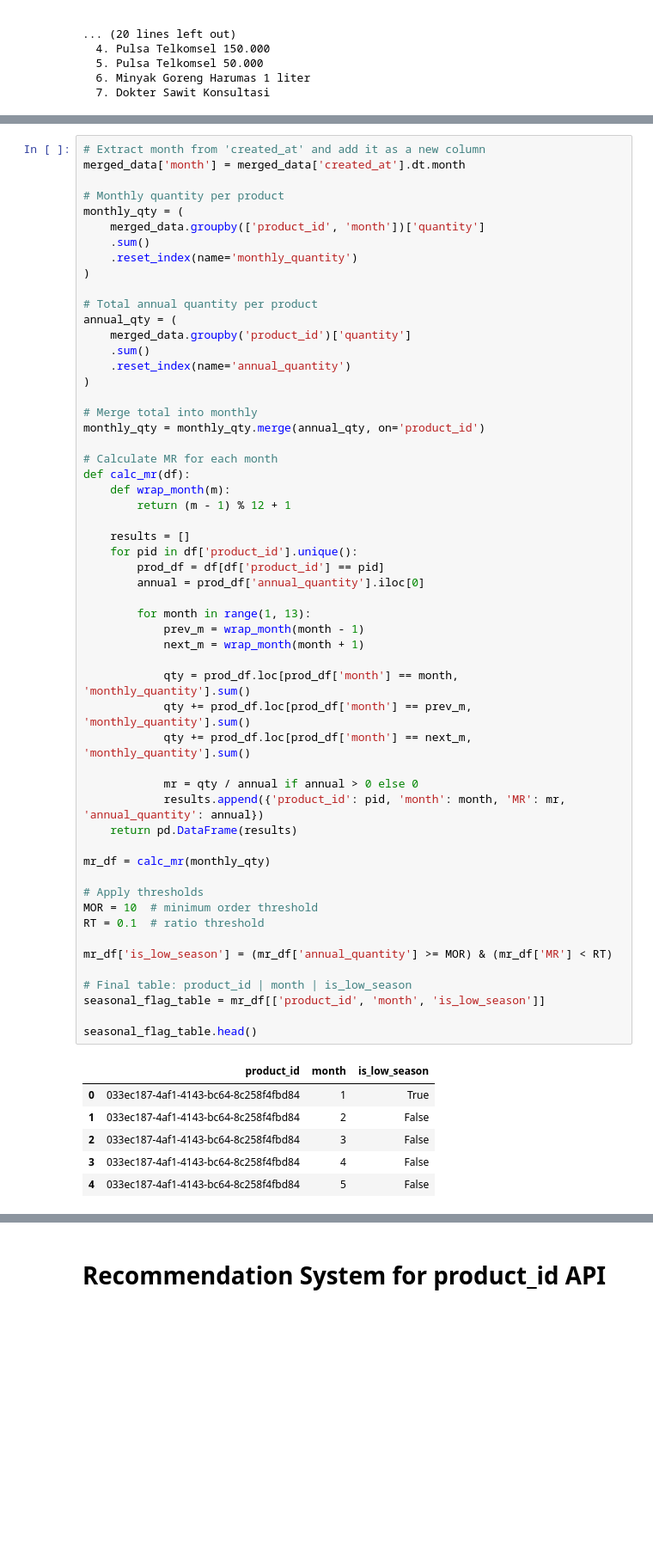
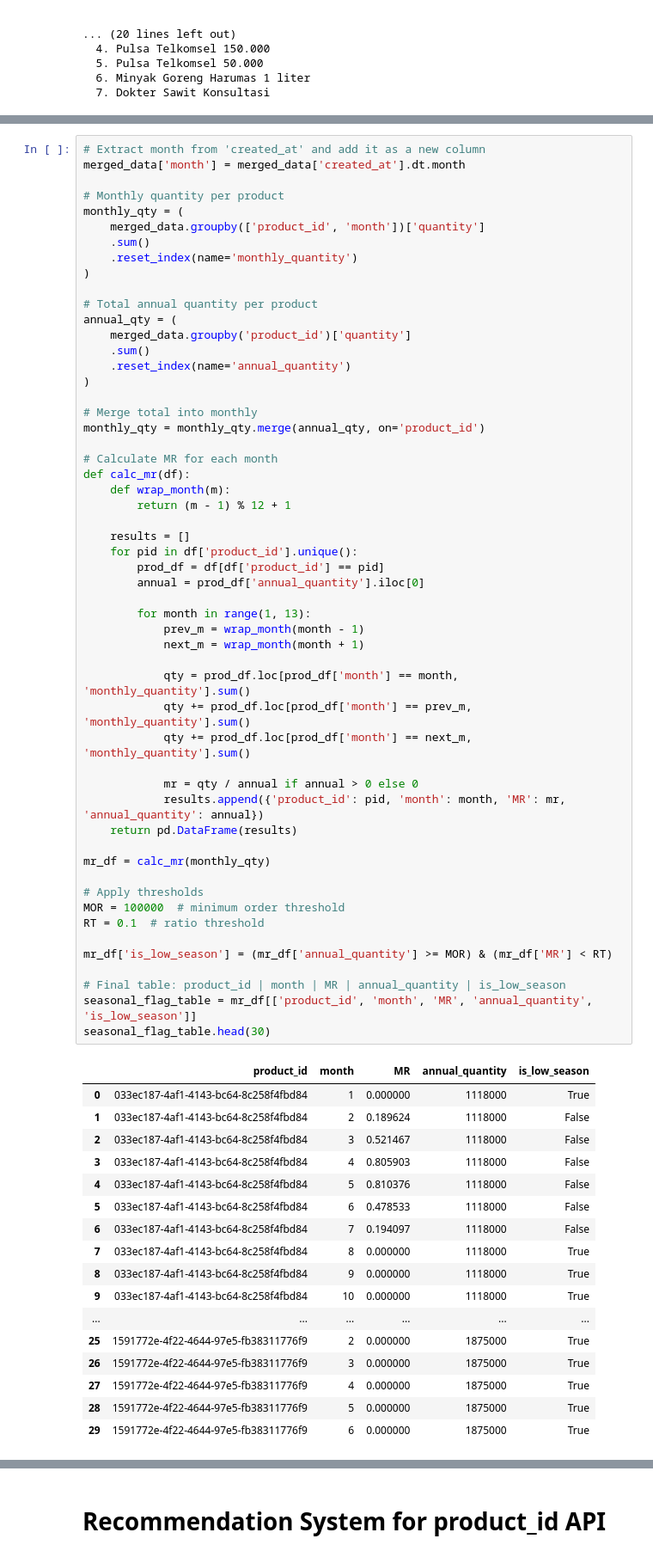
Before and after one commit to tksy1227/ICP_Group5, a Jupyter notebook: final_recsys_model.ipynb, the cells around one changed output, grey strips where cells are left out. Shown at 86% size. Cells and saved outputs as stored; diff of their text form; blank space fills up the shorter version.

```diff
--- a/final_recsys_model.ipynb
+++ b/final_recsys_model.ipynb
@@ -1299,41 +1377,51 @@ monthly_qty = monthly_qty.merge(annual_qty, on='product_id')
 # Calculate MR for each month
 def calc_mr(df):
     def wrap_month(m):
         return (m - 1) % 12 + 1
 
     results = []
     for pid in df['product_id'].unique():
         prod_df = df[df['product_id'] == pid]
         annual = prod_df['annual_quantity'].iloc[0]
 
         for month in range(1, 13):
             prev_m = wrap_month(month - 1)
             next_m = wrap_month(month + 1)
 
             qty = prod_df.loc[prod_df['month'] == month, 'monthly_quantity'].sum()
             qty += prod_df.loc[prod_df['month'] == prev_m, 'monthly_quantity'].sum()
             qty += prod_df.loc[prod_df['month'] == next_m, 'monthly_quantity'].sum()
 
             mr = qty / annual if annual > 0 else 0
             results.append({'product_id': pid, 'month': month, 'MR': mr, 'annual_quantity': annual})
     return pd.DataFrame(results)
 
 mr_df = calc_mr(monthly_qty)
 
 # Apply thresholds
-MOR = 10  # minimum order threshold
+MOR = 100000  # minimum order threshold
 RT = 0.1  # ratio threshold
 
 mr_df['is_low_season'] = (mr_df['annual_quantity'] >= MOR) & (mr_df['MR'] < RT)
 
-# Final table: product_id | month | is_low_season
-seasonal_flag_table = mr_df[['product_id', 'month', 'is_low_season']]
-
-seasonal_flag_table.head()
+# Final table: product_id | month | MR | annual_quantity | is_low_season
+seasonal_flag_table = mr_df[['product_id', 'month', 'MR', 'annual_quantity', 'is_low_season']]
+seasonal_flag_table.head(30)
 # %% [output]
-|  | product_id | month | is_low_season |
-| 0 | 033ec187-4af1-4143-bc64-8c258f4fbd84 | 1 | True |
-| 1 | 033ec187-4af1-4143-bc64-8c258f4fbd84 | 2 | False |
-| 2 | 033ec187-4af1-4143-bc64-8c258f4fbd84 | 3 | False |
-| 3 | 033ec187-4af1-4143-bc64-8c258f4fbd84 | 4 | False |
-| 4 | 033ec187-4af1-4143-bc64-8c258f4fbd84 | 5 | False |
+|  | product_id | month | MR | annual_quantity | is_low_season |
+| 0 | 033ec187-4af1-4143-bc64-8c258f4fbd84 | 1 | 0.000000 | 1118000 | True |
+| 1 | 033ec187-4af1-4143-bc64-8c258f4fbd84 | 2 | 0.189624 | 1118000 | False |
+| 2 | 033ec187-4af1-4143-bc64-8c258f4fbd84 | 3 | 0.521467 | 1118000 | False |
+| 3 | 033ec187-4af1-4143-bc64-8c258f4fbd84 | 4 | 0.805903 | 1118000 | False |
+| 4 | 033ec187-4af1-4143-bc64-8c258f4fbd84 | 5 | 0.810376 | 1118000 | False |
+| 5 | 033ec187-4af1-4143-bc64-8c258f4fbd84 | 6 | 0.478533 | 1118000 | False |
+| 6 | 033ec187-4af1-4143-bc64-8c258f4fbd84 | 7 | 0.194097 | 1118000 | False |
+| 7 | 033ec187-4af1-4143-bc64-8c258f4fbd84 | 8 | 0.000000 | 1118000 | True |
+| 8 | 033ec187-4af1-4143-bc64-8c258f4fbd84 | 9 | 0.000000 | 1118000 | True |
+| 9 | 033ec187-4af1-4143-bc64-8c258f4fbd84 | 10 | 0.000000 | 1118000 | True |
+| ... | ... | ... | ... | ... | ... |
+| 25 | 1591772e-4f22-4644-97e5-fb38311776f9 | 2 | 0.000000 | 1875000 | True |
+| 26 | 1591772e-4f22-4644-97e5-fb38311776f9 | 3 | 0.000000 | 1875000 | True |
+| 27 | 1591772e-4f22-4644-97e5-fb38311776f9 | 4 | 0.000000 | 1875000 | True |
+| 28 | 1591772e-4f22-4644-97e5-fb38311776f9 | 5 | 0.000000 | 1875000 | True |
+| 29 | 1591772e-4f22-4644-97e5-fb38311776f9 | 6 | 0.000000 | 1875000 | True |
```
Also changed, not shown: parts of 31 cells of this notebook, 2 other files.
